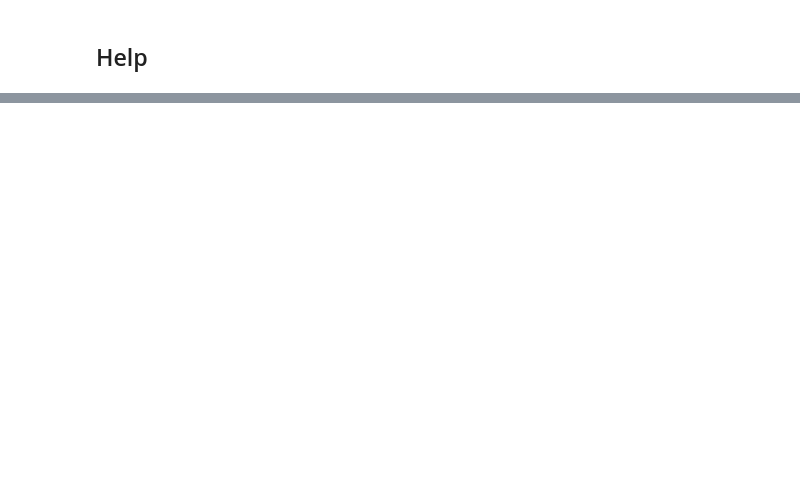
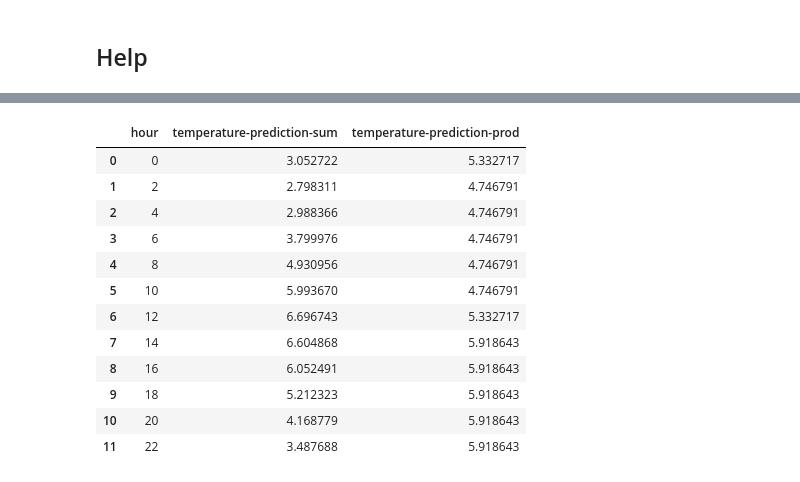
Before and after one commit to flennic/big-data-analytics, a Jupyter notebook: lab04/individial/maximilian/weather-forecast.ipynb, the cells around one changed output, grey strips where cells are left out. Saved outputs shown, nothing was run; the diff lists cells and outputs as text; code cells hidden in the pictures; blank space fills up the shorter version.

```diff
--- a/lab04/individial/maximilian/weather-forecast.ipynb
+++ b/lab04/individial/maximilian/weather-forecast.ipynb
@@ -22,0 +267,16 @@ Implement in $\text{Spark}^1$ (PySpark) a kernel method to predict the hourly te
+# %%
+df
+# %% [output]
+|  | hour | temperature-prediction-sum | temperature-prediction-prod |
+| 0 | 0 | 3.052722 | 5.332717 |
+| 1 | 2 | 2.798311 | 4.746791 |
+| 2 | 4 | 2.988366 | 4.746791 |
+| 3 | 6 | 3.799976 | 4.746791 |
+| 4 | 8 | 4.930956 | 4.746791 |
+| 5 | 10 | 5.993670 | 4.746791 |
+| 6 | 12 | 6.696743 | 5.332717 |
+| 7 | 14 | 6.604868 | 5.918643 |
+| 8 | 16 | 6.052491 | 5.918643 |
+| 9 | 18 | 5.212323 | 5.918643 |
+| 10 | 20 | 4.168779 | 5.918643 |
+| 11 | 22 | 3.487688 | 5.918643 |
```
Also changed, not shown: parts of 10 cells of this notebook, 2 other files.
